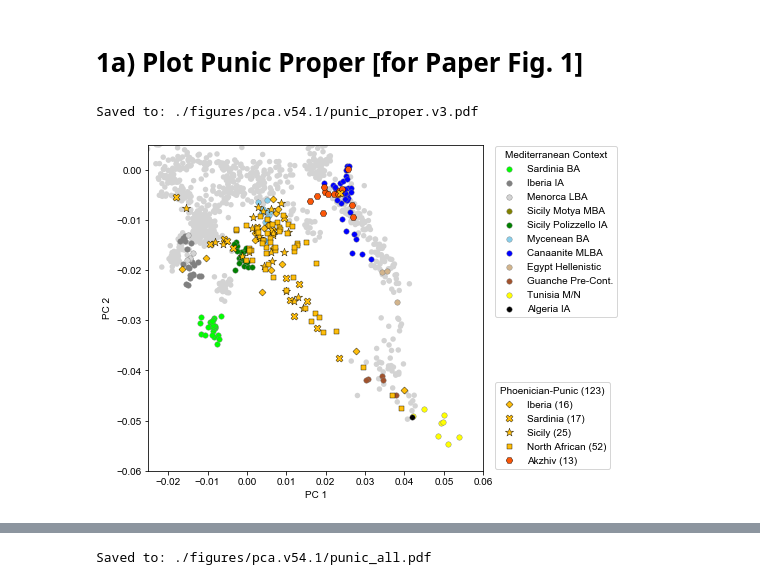
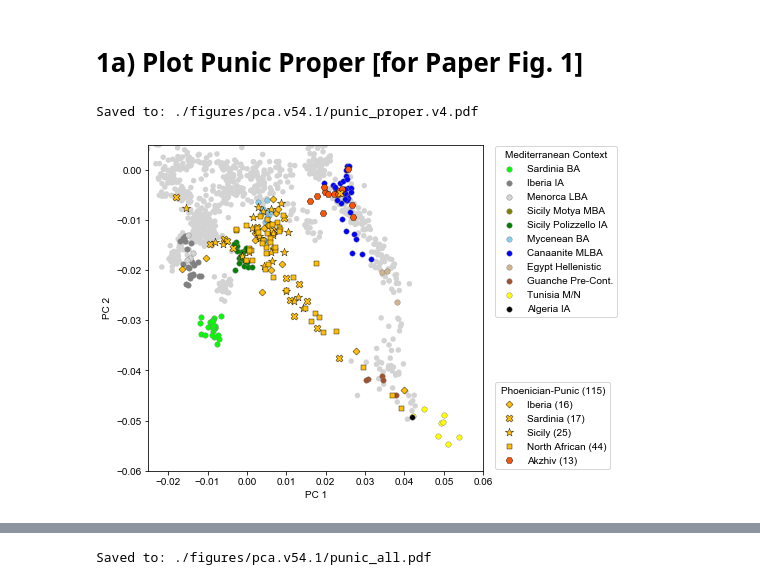
Before and after one commit to hringbauer/punic_aDNA, a Jupyter notebook: notebooks/figs/plot_pca_paper.persite.v54.1.ipynb, the cells around one changed output, grey strips where cells are left out. Saved outputs shown, nothing was run; the diff lists cells and outputs as text; code cells hidden in the pictures.

```diff
--- a/notebooks/figs/plot_pca_paper.persite.v54.1.ipynb
+++ b/notebooks/figs/plot_pca_paper.persite.v54.1.ipynb
@@ -46,7 +46,7 @@ CPU Count: 32
 [GCC 6.2.0]
 # %%
 ### Load cluster assignments
-df_clst = pd.read_csv("./data/cluster_assignments_punic.v54.1f.tsv", sep="\t")
+df_clst = pd.read_csv("./data/cluster_assignments_punic.v54.1g.tsv", sep="\t")
 print(f"Loaded Cluster Information for {len(df_clst)} Individuals.\n")
 
 ### Load PCA data
@@ -339,7 +338,7 @@ df_turk
 # %% [markdown]
 # 1a) Plot Punic Proper [for Paper Fig. 1]
 # %%
-savepath="./figures/pca.v54.1/punic_proper.v3.pdf"
+savepath="./figures/pca.v54.1/punic_proper.v4.pdf"
 #savepath="./figures/pca.v54.1/punic_proper.v2.png"
 
 plt.figure(figsize=(6,6))
@@ -409,33 +408,33 @@ plots = [a2, a3, a4, a5, a1]
 legs = [f"Iberia ({len(df_pp_ib)})",
         f"Sardinia ({len(df_pp_sar)})",
         f"Sicily ({len(df_pp_sic)})",
         f"North African ({len(df_p_nafr)})",
         f"Akzhiv ({len(df_isp)})"
        ]
 n = len(df_pp_ib) + len(df_pp_sar) + len(df_pp_sic) + len(df_p_nafr) + len(df_isp)
 #assert(n==len(df_p)) # Sanity Check
 
 leg = ax.legend(plots, legs, fontsize=10, bbox_to_anchor=(1.02, -0.01),
           loc="lower left", title=f"Phoenician-Punic ({n})")
 
 ax.add_artist(leg1)
 
 ### Title left top:
 ax.text(0.98, 0.98, "", weight='bold',
         ha="right", va="top", fontsize=12, transform = ax.transAxes, zorder=20)
 
 ax.set_xlabel("PC 1")
 ax.set_ylabel("PC 2")
 ax.set_xlim([-0.025,0.06])
 ax.set_ylim([-0.06,0.005])
 
 if len(savepath) > 0:
     plt.savefig(savepath, bbox_inches = 'tight',
                 pad_inches = 0, dpi=600)
     print(f"Saved to: {savepath}")
 
 plt.show()
 # %% [output]
-Saved to: ./figures/pca.v54.1/punic_proper.v3.pdf
+Saved to: ./figures/pca.v54.1/punic_proper.v4.pdf
-[figure, old version]
+[figure, new version]
 # %%
```
Also changed, not shown: parts of 22 cells of this notebook, 2 other files.
